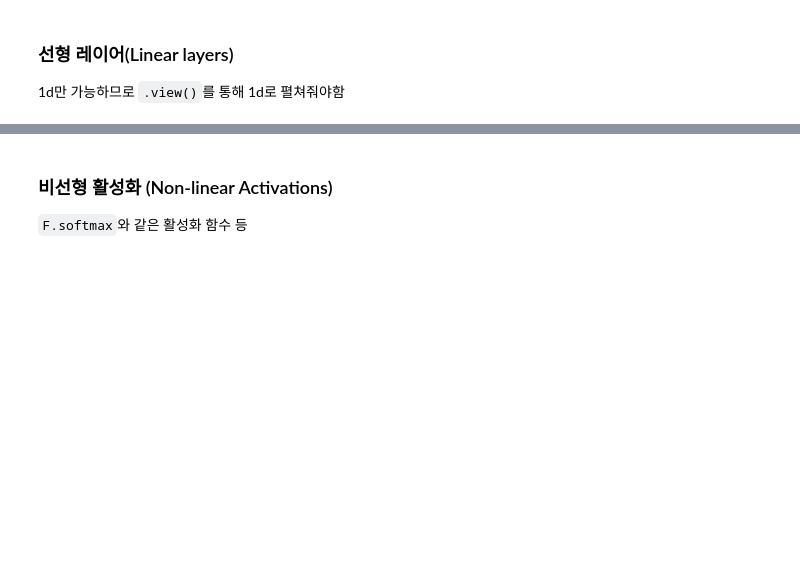
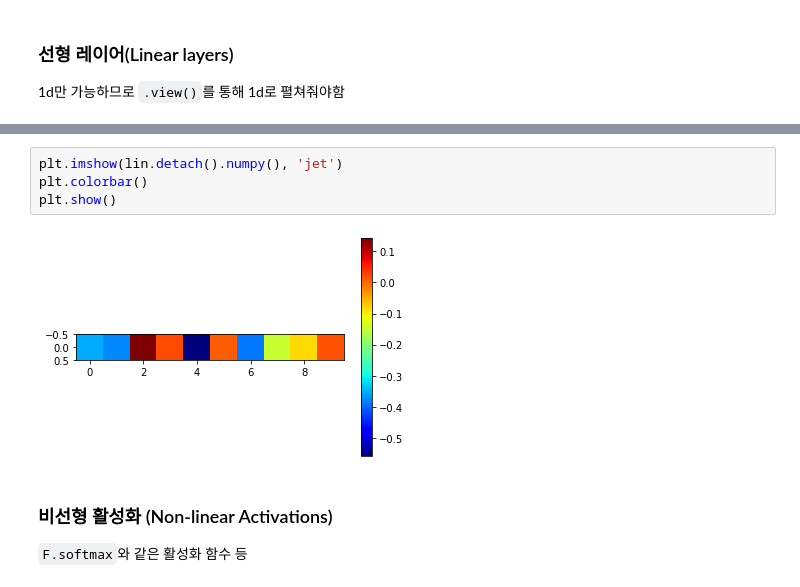
Before and after one commit to mkbahk/PyTorchLearning, a Jupyter notebook: _파이토치(PyTorch)_한번에_끝내기.ipynb, the cells around one changed output, grey strips where cells are left out. Cells and saved outputs as stored; diff of their text form; blank space fills up the shorter version.

```diff
--- a/_파이토치(PyTorch)_한번에_끝내기.ipynb
+++ b/_파이토치(PyTorch)_한번에_끝내기.ipynb
@@ -1142,3 +1211,9 @@ torch.Size([28, 28])
+# %%
+plt.imshow(lin.detach().numpy(), 'jet')
+plt.colorbar()
+plt.show()
+# %% [output]
+[figure, added]
 # %% [markdown]
 ### 비선형 활성화 (Non-linear Activations)
 
```
Also changed, not shown: parts of 12 cells of this notebook.
